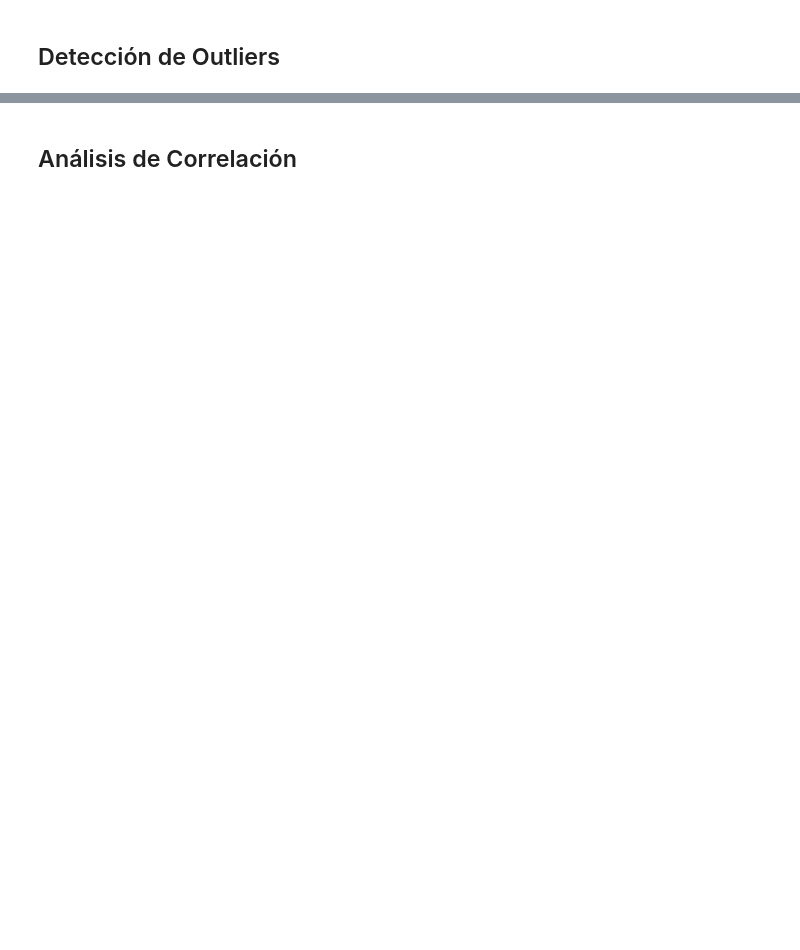
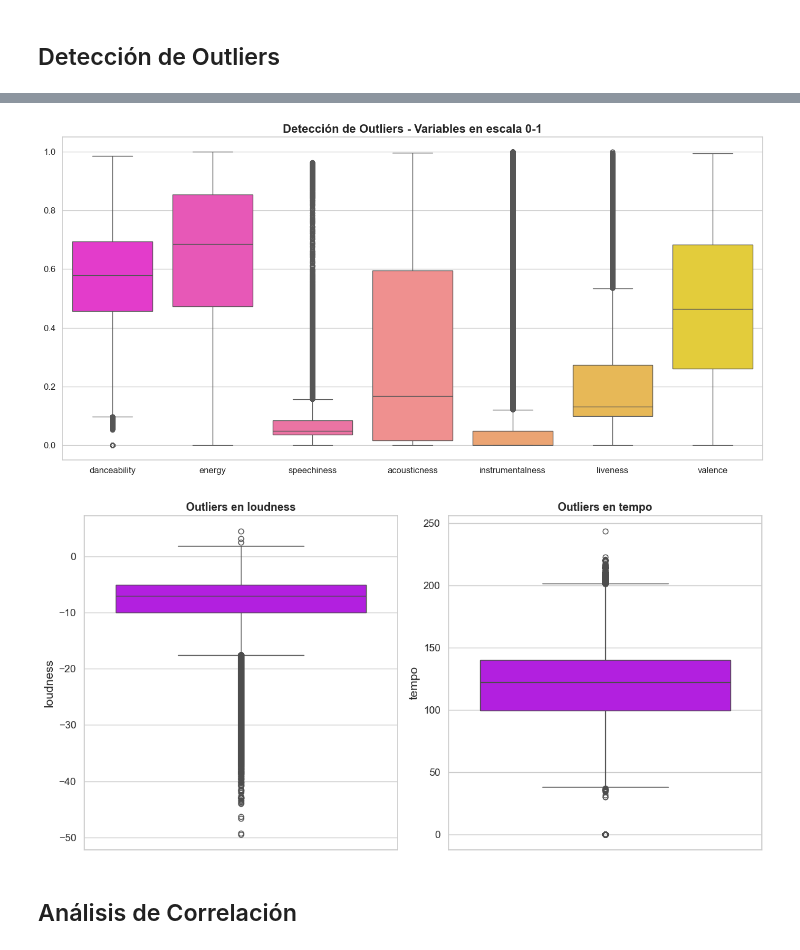
Before and after one commit to Starlitbloom/Spotify-Tracks-Dataset, a Jupyter notebook: notebooks/01_analisis_spotify.ipynb, the cells around one changed output, grey strips where cells are left out. Cells and saved outputs as stored; diff of their text form; code cells hidden in the pictures; blank space fills up the shorter version.

```diff
--- a/notebooks/01_analisis_spotify.ipynb
+++ b/notebooks/01_analisis_spotify.ipynb
@@ -356,10 +495,28 @@ plt.show()
 # %%
-# Se utilizan las variables numéricas continuas identificadas previamente
-plt.figure(figsize=(16, 8))
-df_final[features_audio].boxplot(rot=45)
-plt.title("Detección de Outliers en Features de Audio", fontsize=16, fontweight="bold")
+# Variables en escala 0-1 (comparables entre sí)
+features_0_1 = ['danceability', 'energy', 'speechiness', 'acousticness',
+                'instrumentalness', 'liveness', 'valence']
+features_0_1 = [f for f in features_0_1 if f in df_final.columns]
+
+plt.figure(figsize=(14, 7))
+sns.boxplot(data=df_final[features_0_1], palette="spring")
+plt.title("Detección de Outliers - Variables en escala 0-1", fontsize=16, fontweight="bold")
 plt.tight_layout()
 plt.show()
+
+# Variables en otras escalas (se grafican por separado)
+otras_escalas = ['loudness', 'tempo']
+otras_escalas = [f for f in otras_escalas if f in df_final.columns]
+
+fig, axs = plt.subplots(1, len(otras_escalas), figsize=(12, 6))
+for ax, col in zip(axs, otras_escalas):
+    sns.boxplot(y=df_final[col], ax=ax, color="#c300ff")
+    ax.set_title(f'Outliers en {col}', fontsize=13, fontweight='bold')
+plt.tight_layout()
+plt.show()
+# %% [output]
+[figure, added]
+[figure, added]
 # %% [markdown]
 ## Análisis de Correlación
 # %% [markdown]
```
Also changed, not shown: parts of 26 cells of this notebook, 3 other files.
